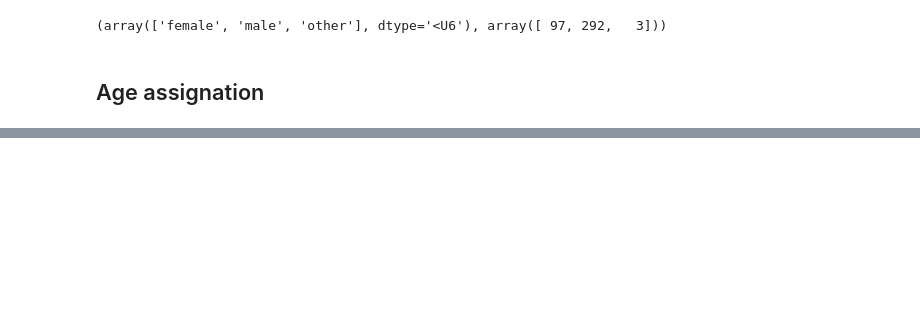
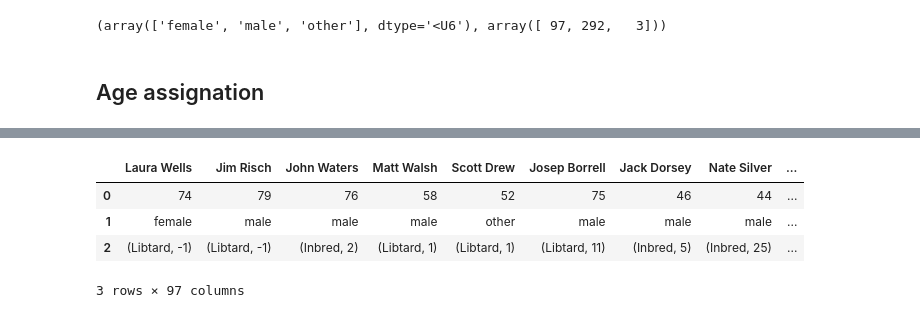
Before and after one commit to epfl-ada/ada-2021-project-adada-sur-mon-bidet, a Jupyter notebook: wikipedia.ipynb, the cells around one changed output, grey strips where cells are left out. Drawn from its saved outputs; the diff is of its cells as text; code cells hidden in the pictures; blank space fills up the shorter version.

Commit message:
Adds some data viz, but no regex

```diff
--- a/wikipedia.ipynb
+++ b/wikipedia.ipynb
@@ -357,0 +353,12 @@ dict(age_from_wiki(speaker_content))
+# %%
+wing = []
+ages = []
+gender = []
+
+
+for speaker in speaker_content:
+    if speaker in speaker_age.keys() and speaker in speaker_gender.keys() and speaker in speaker_wing.keys() and speaker_age[speaker]<120:
+
+        ages.append(speaker_age[speaker])
+        wing.append(speaker_wing[speaker][0])
+        gender.append(speaker_gender[speaker])
@@ -357,0 +372,13 @@ dict(age_from_wiki(speaker_content))
+# %%
+big_dict={}
+for speaker in speaker_content:
+    if speaker in speaker_age.keys() and speaker in speaker_gender.keys() and speaker in speaker_wing.keys():
+        big_dict[speaker]=(speaker_age[speaker], speaker_gender[speaker], speaker_wing[speaker][0],speaker_wing[speaker][1])
+# %%
+pd.DataFrame.from_dict(big_dict)
+# %% [output]
+|  | Laura Wells | Jim Risch | John Waters | Matt Walsh | Scott Drew | Josep Borrell | Jack Dorsey | Nate Silver | ... |
+| 0 | 74 | 79 | 76 | 58 | 52 | 75 | 46 | 44 | ... |
+| 1 | female | male | male | male | other | male | male | male | ... |
+| 2 | (Libtard, -1) | (Libtard, -1) | (Inbred, 2) | (Libtard, 1) | (Libtard, 1) | (Libtard, 11) | (Inbred, 5) | (Inbred, 25) | ... |
+3 rows × 97 columns
```
Also changed, not shown: parts of 10 cells of this notebook.
